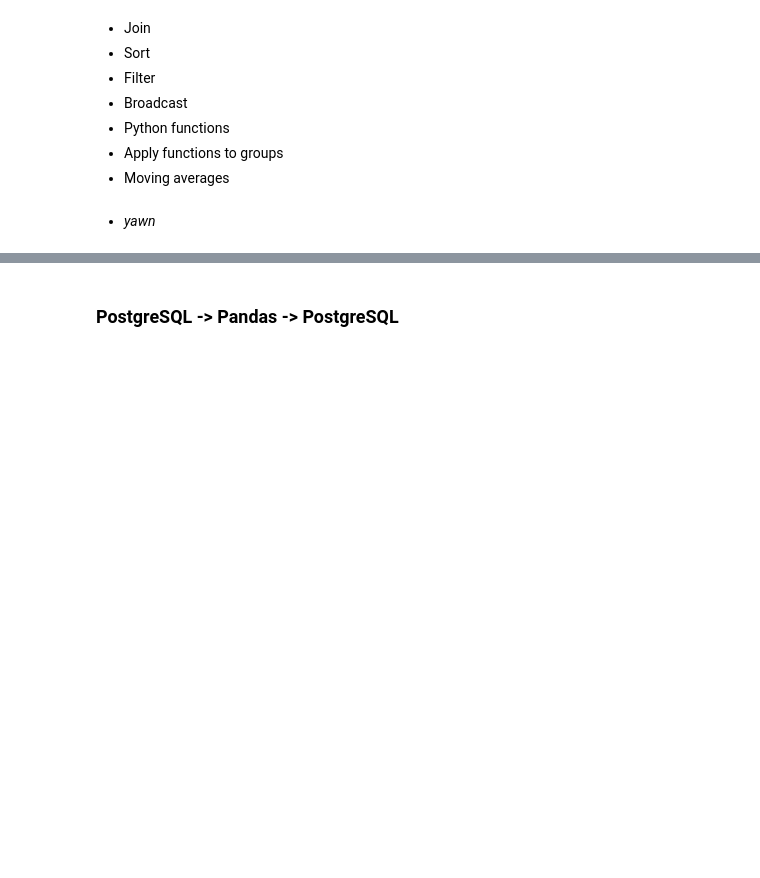
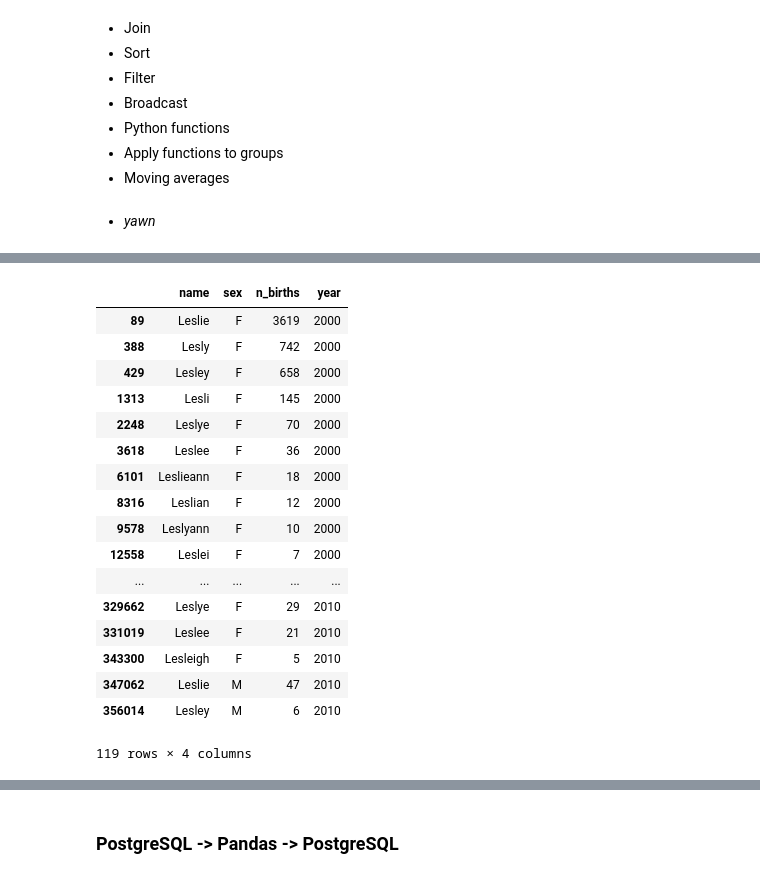
Before and after one commit to catherinedevlin/pgopen2014-data-science, a Jupyter notebook: pgopen2014_datascience.ipynb, the cells around one changed output, grey strips where cells are left out. Cells and saved outputs as stored; diff of their text form; code cells hidden in the pictures; blank space fills up the shorter version.

```diff
--- a/pgopen2014_datascience.ipynb
+++ b/pgopen2014_datascience.ipynb
@@ -121,7 +171,7 @@ ls sample_data/yob*.txt
 # %%
-names = pd.DataFrame()
+all_names = pd.DataFrame()
 for yr in range(2000, 2011):
     one_yr = pd.read_csv('sample_data/yob%d.txt' % yr, names=['name','sex','n_births'])
     one_yr['year'] = yr
-    names = names.append(one_yr, ignore_index=True)
+    all_names = all_names.append(one_yr, ignore_index=True)
 # %%
@@ -131,4 +195,23 @@ names.tail()
 # %%
-lesleys = names[names.name.str.startswith('Lesl')]
+lesleys = all_names[all_names.name.str.startswith('Lesl')]
 lesleys
+# %% [output]
+|  | name | sex | n_births | year |
+| 89 | Leslie | F | 3619 | 2000 |
+| 388 | Lesly | F | 742 | 2000 |
+| 429 | Lesley | F | 658 | 2000 |
+| 1313 | Lesli | F | 145 | 2000 |
+| 2248 | Leslye | F | 70 | 2000 |
+| 3618 | Leslee | F | 36 | 2000 |
+| 6101 | Leslieann | F | 18 | 2000 |
+| 8316 | Leslian | F | 12 | 2000 |
+| 9578 | Leslyann | F | 10 | 2000 |
+| 12558 | Leslei | F | 7 | 2000 |
+| ... | ... | ... | ... | ... |
+| 329662 | Leslye | F | 29 | 2010 |
+| 331019 | Leslee | F | 21 | 2010 |
+| 343300 | Lesleigh | F | 5 | 2010 |
+| 347062 | Leslie | M | 47 | 2010 |
+| 356014 | Lesley | M | 6 | 2010 |
+119 rows × 4 columns
 # %%
```
Also changed, not shown: parts of 88 cells of this notebook, 5 other files.
